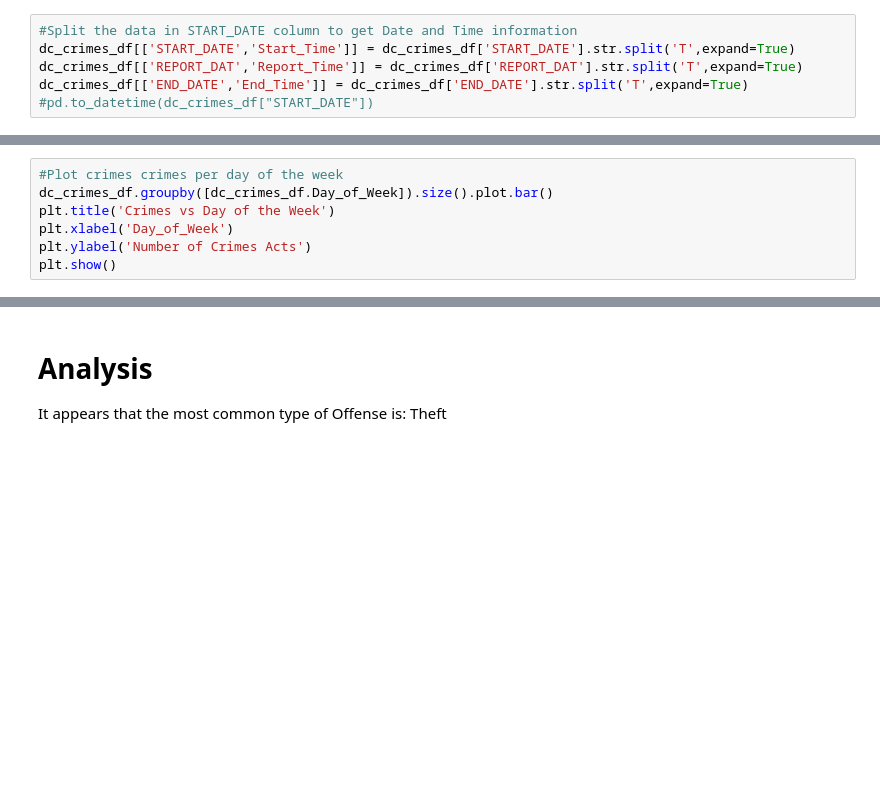
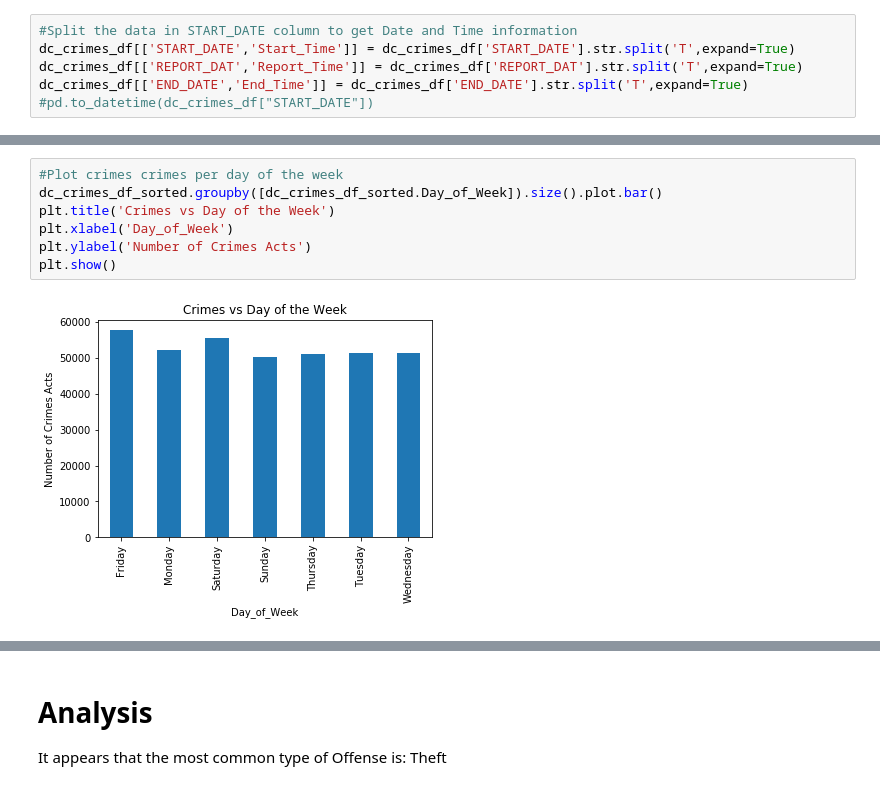
Before and after one commit to iraismgarcia5/Project_DC_Crime_Analysis, a Jupyter notebook: Project1_DC_Crime_Analysis.ipynb, the cells around one changed output, grey strips where cells are left out. Saved outputs shown, nothing was run; the diff lists cells and outputs as text; blank space fills up the shorter version.

```diff
--- a/Project1_DC_Crime_Analysis.ipynb
+++ b/Project1_DC_Crime_Analysis.ipynb
@@ -182,9 +341,11 @@ plt.show()
 # %%
 #Plot crimes crimes per day of the week
-dc_crimes_df.groupby([dc_crimes_df.Day_of_Week]).size().plot.bar()
+dc_crimes_df_sorted.groupby([dc_crimes_df_sorted.Day_of_Week]).size().plot.bar()
 plt.title('Crimes vs Day of the Week')
 plt.xlabel('Day_of_Week')
 plt.ylabel('Number of Crimes Acts')
 plt.show()
+# %% [output]
+[figure, added]
 # %%
 #Plot crimes crimes per Time of the day
```
Also changed, not shown: parts of 20 cells of this notebook.
